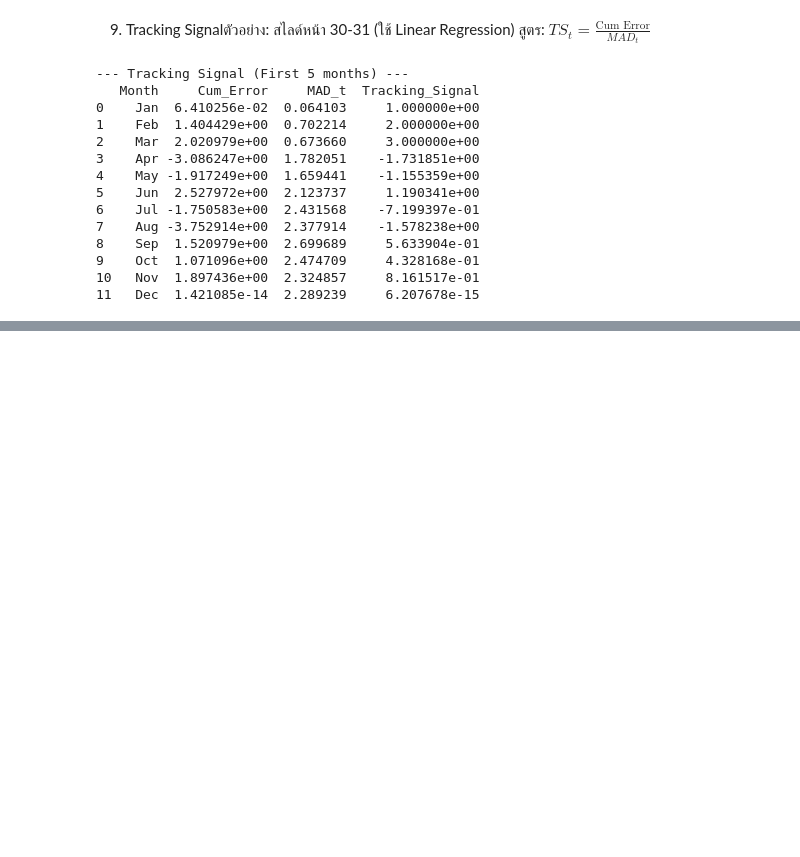
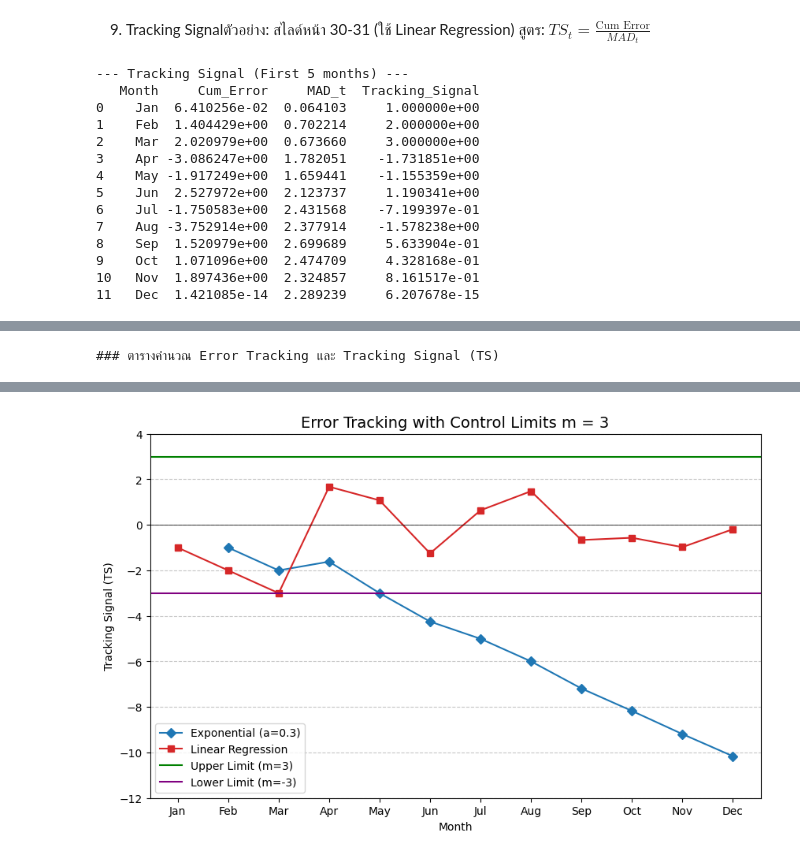
Before and after one commit to alicelouis47/Product_AMI, a Jupyter notebook: 2_Forecast.ipynb, the cells around one changed output, grey strips where cells are left out. Saved outputs shown, nothing was run; the diff lists cells and outputs as text; code cells hidden in the pictures; blank space fills up the shorter version.

```diff
--- a/2_Forecast.ipynb
+++ b/2_Forecast.ipynb
@@ -193,8 +404,8 @@ Formula: Y = 35.21 + 1.72X
 # แถว = ปี, คอลัมน์ = ไตรมาส 1, 2, 3, 4
 data_seasonal = np.array([
     [12.6, 8.6, 6.3, 17.5],
-    [14.1, 10.3, 18.2, 7.5],
-    [10.6, 15.3, 8.1, 19.6]
+    [14.1, 10.3, 7.5, 18.2],
+    [15.3, 10.6, 8.1, 19.6]
 ])
 
 # --- การคำนวณ ---
@@ -280,0 +859,72 @@ print(df[['Month', 'Cum_Error', 'MAD_t', 'Tracking_Signal']])
+# %%
+import pandas as pd
+import numpy as np
+import matplotlib.pyplot as plt
+
+# 1. เตรียมข้อมูลพื้นฐาน
+months = ['Jan', 'Feb', 'Mar', 'Apr', 'May', 'Jun', 'Jul', 'Aug', 'Sep', 'Oct', 'Nov', 'Dec']
+actual = [37, 40, 41, 37, 45, 50, 43, 47, 56, 52, 55, 54]
+time_index = np.arange(1, 13)
+
+df = pd.DataFrame({
+    'เดือน': months,
+    'หน่วยเวลา': time_index,
+    'At': actual
+})
+
+# 2. คำนวณค่า Forecast (Ft)
+# Linear Regression: Y = 35.2 + 1.72X
+df['Ft_LR'] = 35.2 + (1.72 * df['หน่วยเวลา'])
+
+# Exponential Smoothing (a = 0.3): F2 = A1
+alpha = 0.3
+es_forecast = [np.nan] * 12
+es_forecast[1] = actual[0] # Jan Actual becomes Feb Forecast
+for i in range(1, 11):
+    es_forecast[i+1] = (alpha * actual[i]) + ((1 - alpha) * es_forecast[i])
+df['Ft_Exp'] = es_forecast
+
+# 3. ฟังก์ชันคำนวณ Error, Cumulative Error, MAD_t และ TS_t
+def calculate_ts(df, forecast_col, name):
+    # Error = At - Ft
+    df[f'Error_{name}'] = df['At'] - df[forecast_col]
+
+    # Cumulative Error = Σ(At - Ft)
+    df[f'Cum_Error_{name}'] = df[f'Error_{name}'].cumsum()
+
+    # MAD_t = Σ|At - Ft| / N (คำนวณแบบสะสม)
+    df[f'Abs_Error_{name}'] = df[f'Error_{name}'].abs()
+    df[f'MAD_{name}'] = df[f'Abs_Error_{name}'].expanding().mean()
+
+    # TS_t = -(Cumulative Error / MAD_t) ตามสูตรในภาพตัวอย่าง
+    df[f'TS_{name}'] = -(df[f'Cum_Error_{name}'] / df[f'MAD_{name}'])
+
+    return df
+
+df = calculate_ts(df, 'Ft_Exp', 'Exp')
+df = calculate_ts(df, 'Ft_LR', 'LR')
+
+# 4. แสดงตารางผลลัพธ์
+print("### ตารางคำนวณ Error Tracking และ Tracking Signal (TS)")
+pd.options.display.float_format = '{:,.2f}'.format
+display(df[['เดือน', 'At', 'Ft_Exp', 'Ft_LR', 'TS_Exp', 'TS_LR']].fillna('-'))
+
+# 5. พล็อตกราฟ Tracking Signal กับ Control Limits (m = ±3)
+plt.figure(figsize=(10, 6))
+plt.plot(df['เดือน'], df['TS_Exp'], marker='D', label='Exponential (a=0.3)', color='#1f77b4')
+plt.plot(df['เดือน'], df['TS_LR'], marker='s', label='Linear Regression', color='#d62728')
+
+# เพิ่มเส้น Control Limits
+plt.axhline(y=3, color='g', linestyle='-', label='Upper Limit (m=3)')
+plt.axhline(y=-3, color='purple', linestyle='-', label='Lower Limit (m=-3)')
+plt.axhline(y=0, color='black', linewidth=0.5)
+
+plt.title('Error Tracking with Control Limits m = 3', fontsize=14)
+plt.xlabel('Month')
+plt.ylabel('Tracking Signal (TS)')
+plt.legend()
+plt.grid(True, axis='y', linestyle='--', alpha=0.7)
+plt.ylim(-12, 4) # ปรับสเกลให้ใกล้เคียงกับภาพตัวอย่าง
+plt.show()
+# %% [output]
+### ตารางคำนวณ Error Tracking และ Tracking Signal (TS)
@@ -280,0 +944 @@ print(df[['Month', 'Cum_Error', 'MAD_t', 'Tracking_Signal']])
+[figure, added]
```
Also changed, not shown: parts of 13 cells of this notebook.
